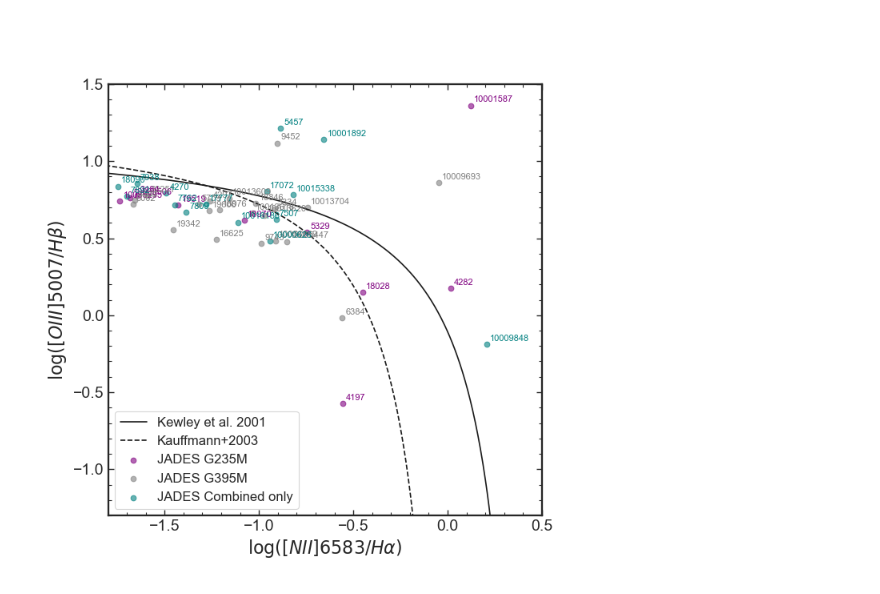
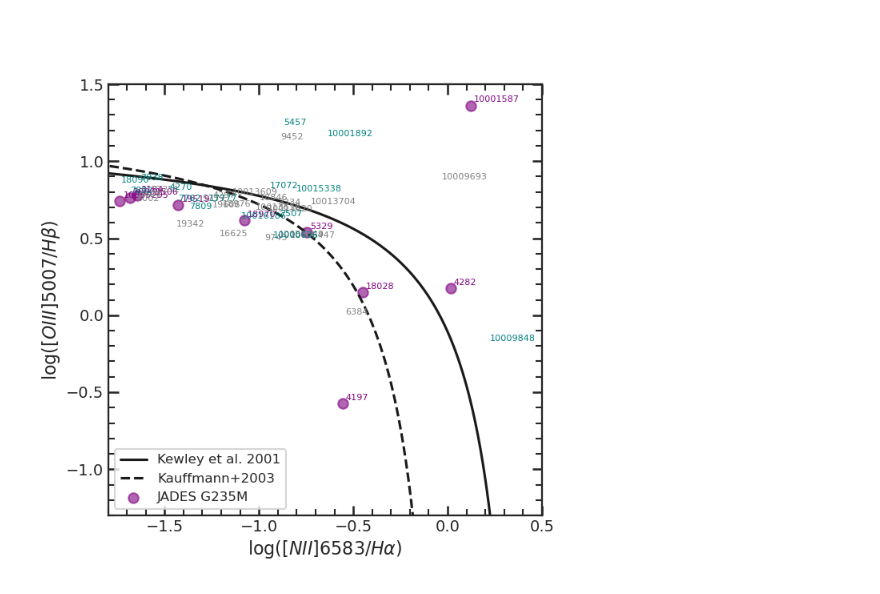
Before and after one commit to NGomez-inaoe/JWST-Data, a Jupyter notebook: Medium_Resolution/may_4th_week.ipynb, the cells around one changed output. Cells and saved outputs as stored; diff of their text form; code cells hidden in the pictures.

```diff
--- a/Medium_Resolution/may_4th_week.ipynb
+++ b/Medium_Resolution/may_4th_week.ipynb
@@ -10,7 +10,6 @@ import matplotlib.pyplot as plt
 #plt.rc('font', **{'family': 'serif', 'serif': ['palatino']}) #Helvetica
 #plt.rc('text', usetex=True)
 #plt.rc('font', weight='bold')
-
 
 
 
@@ -150,8 +149,8 @@ def plot_bpt_combined(source='MAST', arrows=True, labels=False, save=False, show
     plt.plot(x_kauff, y_kauff, color='k', linestyle='--', label='Kauffmann+2003')
 
     plt.scatter(x235, y235, alpha=0.6, color='purple', label=f'{label_prefix} G235M')
-    plt.scatter(x395, y395, alpha=0.6, color='grey', label=f'{label_prefix} G395M')
-    plt.scatter(xcombn, ycombn, alpha=0.6, color='teal', label=f'{label_prefix} Combined only')
+    #plt.scatter(x395, y395, alpha=0.6, color='grey', label=f'{label_prefix} G395M')
+    #plt.scatter(xcombn, ycombn, alpha=0.6, color='teal', label=f'{label_prefix} Combined only')
 
     plt.xlim(-1.8, 0.5)
     plt.ylim(-1.3, 1.5)
@@ -207,34 +206,34 @@ def plot_bpt_combined(source='MAST', arrows=True, labels=False, save=False, show
                 textcoords="offset points",
                 xytext=(3, 3),
                 ha="left",
                 fontsize=8,
                 color='grey'
             )
 
         for x, y, obj_id in zip(xcombn, ycombn, df_combn_only['ID']):
             plt.annotate(
                 str(obj_id),
                 (x, y),
                 textcoords="offset points",
                 xytext=(3, 3),
                 ha="left",
                 fontsize=8,
                 color='teal'
             )
 
     plt.legend(loc='lower left')
-
+    plt.grid(False)
     if save:
         plt.savefig(save_name, bbox_inches='tight')
 
     if show:
         plt.show()
 
 #====================================================================#
 #====================================================================#
-plot_bpt_combined(source='JADES', save=False, labels=True, arrows=False)
+plot_bpt_combined(source='JADES', save=False, labels=True, arrows=False, show=True)
 
 #plot_bpt_combined(source='MAST', save=True, labels=False)
 # %% [output]
-[figure, old version]
+[figure, new version]
 # %%
```
Also changed, not shown: parts of 2 cells of this notebook.
